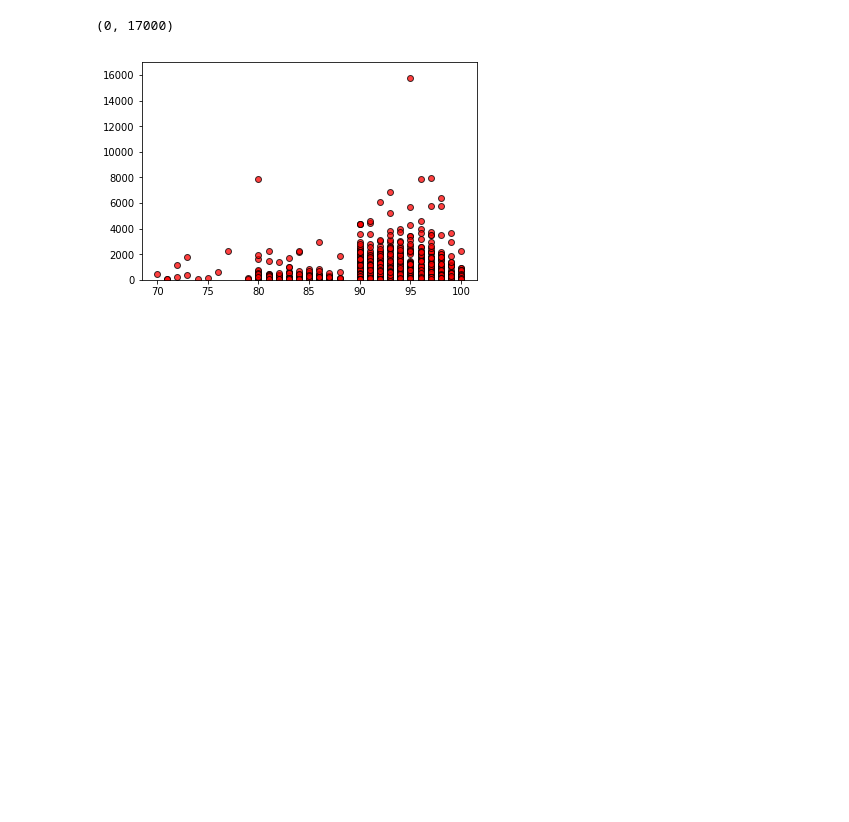
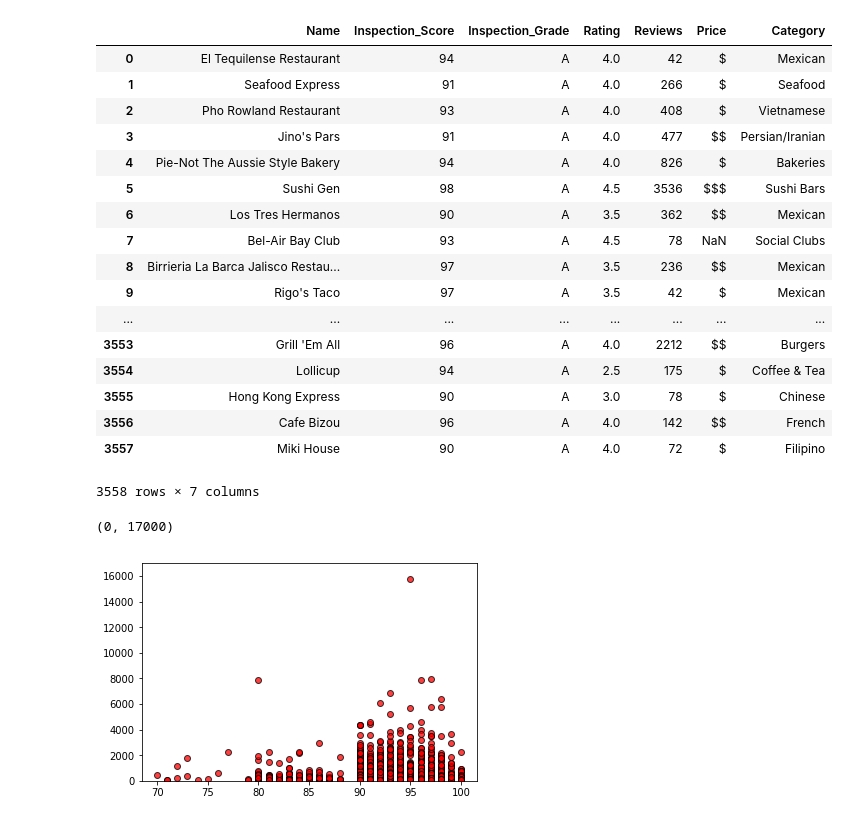
Before and after one commit to ryankchang/project1, a Jupyter notebook: ryan_matplotlib.ipynb, the cells around one changed output. Drawn from its saved outputs; the diff is of its cells as text; code cells hidden in the pictures; blank space fills up the shorter version.

```diff
--- a/ryan_matplotlib.ipynb
+++ b/ryan_matplotlib.ipynb
@@ -36 +15,23 @@ final_data
+# %%
+final_data2 = final_data[['Name','Inspection_Score','Inspection_Grade','Rating','Reviews','Price','Category']]
+final_data2
+# %% [output]
+|  | Name | Inspection_Score | Inspection_Grade | Rating | Reviews | Price | Category |
+| 0 | El Tequilense Restaurant | 94 | A | 4.0 | 42 | $ | Mexican |
+| 1 | Seafood Express | 91 | A | 4.0 | 266 | $ | Seafood |
+| 2 | Pho Rowland Restaurant | 93 | A | 4.0 | 408 | $ | Vietnamese |
+| 3 | Jino's Pars | 91 | A | 4.0 | 477 | $$ | Persian/Iranian |
+| 4 | Pie-Not The Aussie Style Bakery | 94 | A | 4.0 | 826 | $ | Bakeries |
+| 5 | Sushi Gen | 98 | A | 4.5 | 3536 | $$$ | Sushi Bars |
+| 6 | Los Tres Hermanos | 90 | A | 3.5 | 362 | $$ | Mexican |
+| 7 | Bel-Air Bay Club | 93 | A | 4.5 | 78 | NaN | Social Clubs |
+| 8 | Birrieria La Barca Jalisco Restau... | 97 | A | 3.5 | 236 | $$ | Mexican |
+| 9 | Rigo's Taco | 97 | A | 3.5 | 42 | $ | Mexican |
+| ... | ... | ... | ... | ... | ... | ... | ... |
+| 3553 | Grill 'Em All | 96 | A | 4.0 | 2212 | $$ | Burgers |
+| 3554 | Lollicup | 94 | A | 2.5 | 175 | $ | Coffee & Tea |
+| 3555 | Hong Kong Express | 90 | A | 3.0 | 78 | $ | Chinese |
+| 3556 | Cafe Bizou | 96 | A | 4.0 | 142 | $$ | French |
+| 3557 | Miki House | 90 | A | 4.0 | 72 | $ | Filipino |
+3558 rows × 7 columns
 # %%
```
Also changed, not shown: parts of 7 cells of this notebook.
